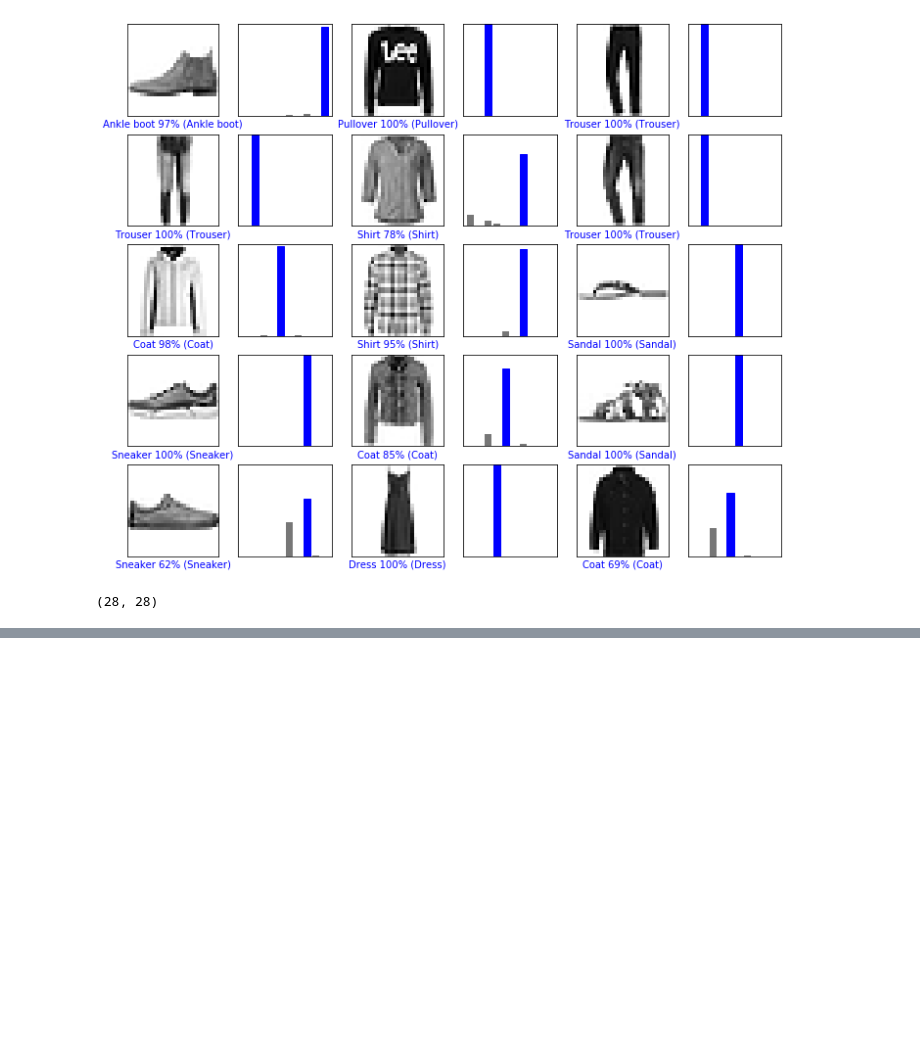
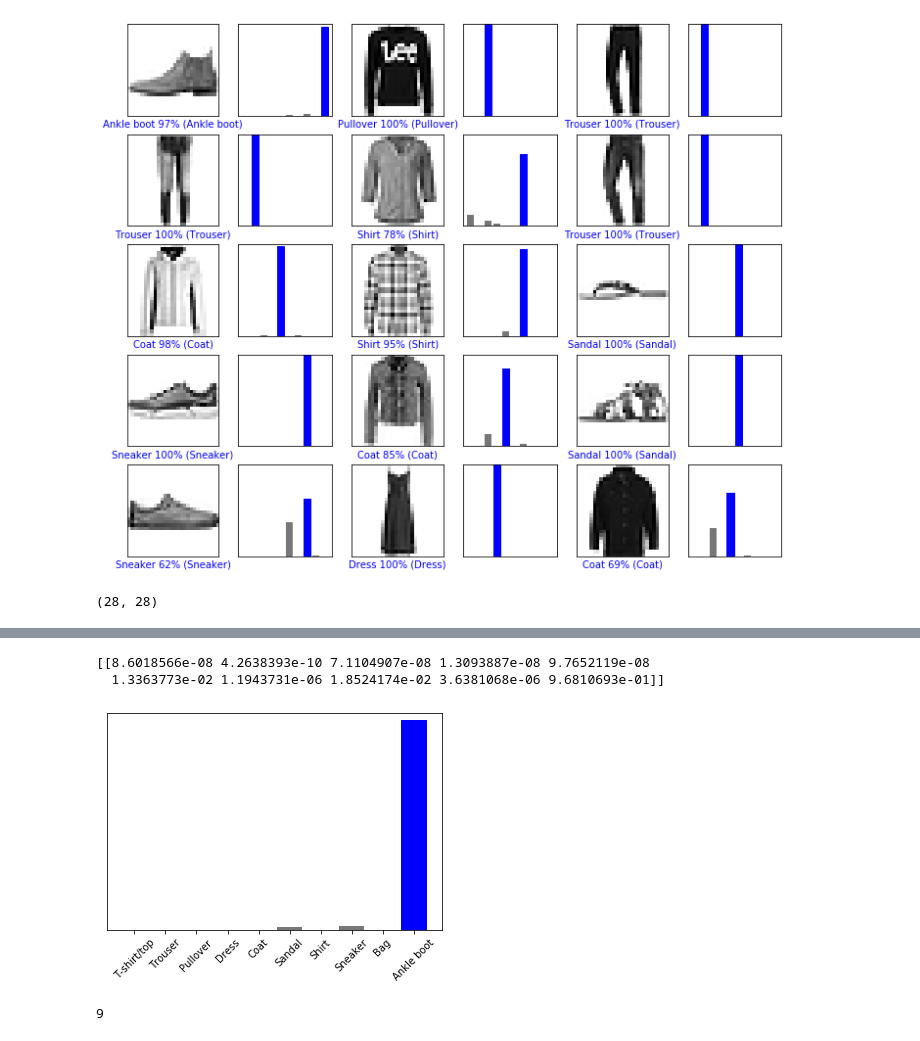
Before and after one commit to Hirochon/mnist, a Jupyter notebook: FashionMNIST_Keras.ipynb, the cells around one changed output, grey strips where cells are left out. Drawn from its saved outputs; the diff is of its cells as text; code cells hidden in the pictures; blank space fills up the shorter version.

```diff
--- a/FashionMNIST_Keras.ipynb
+++ b/FashionMNIST_Keras.ipynb
@@ -215,0 +232,16 @@ print(img.shape)
+# %%
+predictions_single = model.predict(img)
+
+print(predictions_single)
+# %% [output]
+[[8.6018566e-08 4.2638393e-10 7.1104907e-08 1.3093887e-08 9.7652119e-08
+  1.3363773e-02 1.1943731e-06 1.8524174e-02 3.6381068e-06 9.6810693e-01]]
+# %%
+plot_value_array(0, predictions_single, test_labels)
+_ = plt.xticks(range(10), class_names, rotation=45)
+# %% [output]
+[figure, added]
+# %%
+np.argmax(predictions_single[0])
+# %% [output]
+9
```
Also changed, not shown: parts of 12 cells of this notebook.
